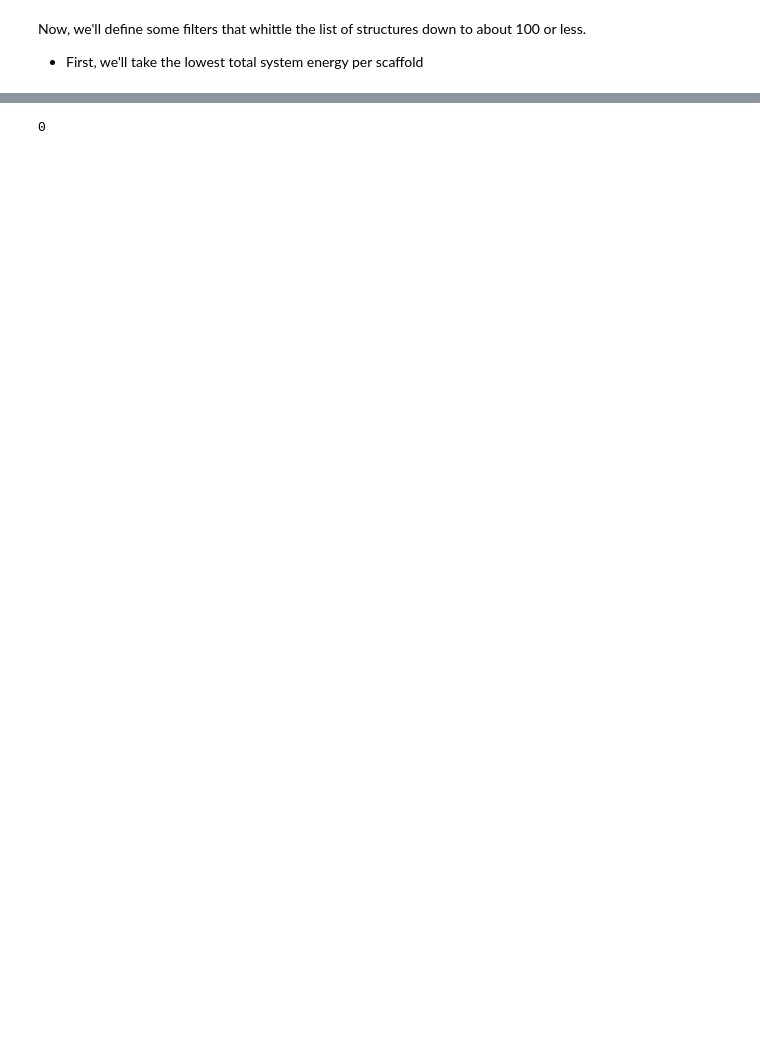
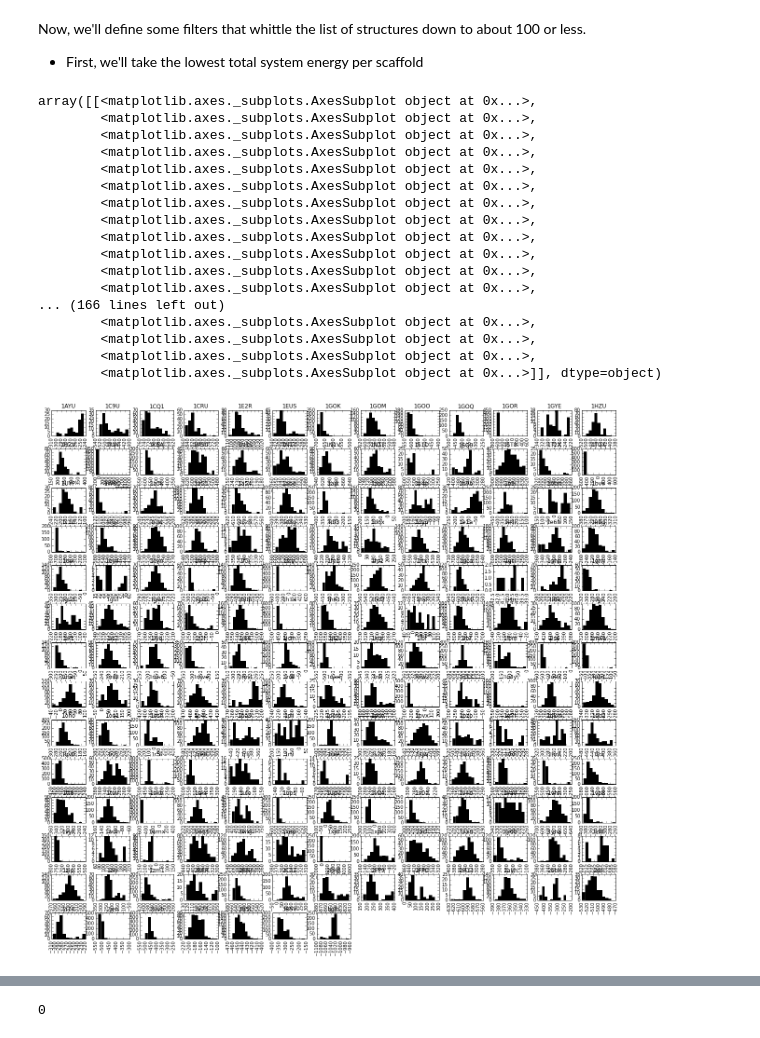
Before and after one commit to dacarlin/dnh-aro, a Jupyter notebook: Untitled.ipynb, the cells around one changed output, grey strips where cells are left out. Cells and saved outputs as stored; diff of their text form; code cells hidden in the pictures; blank space fills up the shorter version.

```diff
--- a/Untitled.ipynb
+++ b/Untitled.ipynb
@@ -197,7 +228,26 @@ Now, we'll define some filters that whittle the list of structures down to about
 + First, we'll take the lowest total system energy per scaffold
 # %%
 df.total_score.hist(by=df.scaffold, figsize=(21,21), color='k', linewidth=0 )
-plt.tight_layout()
+#plt.tight_layout()
+# %% [output]
+array([[<matplotlib.axes._subplots.AxesSubplot object at 0x...>,
+        <matplotlib.axes._subplots.AxesSubplot object at 0x...>,
+        <matplotlib.axes._subplots.AxesSubplot object at 0x...>,
+        <matplotlib.axes._subplots.AxesSubplot object at 0x...>,
+        <matplotlib.axes._subplots.AxesSubplot object at 0x...>,
+        <matplotlib.axes._subplots.AxesSubplot object at 0x...>,
+        <matplotlib.axes._subplots.AxesSubplot object at 0x...>,
+        <matplotlib.axes._subplots.AxesSubplot object at 0x...>,
+        <matplotlib.axes._subplots.AxesSubplot object at 0x...>,
+        <matplotlib.axes._subplots.AxesSubplot object at 0x...>,
+        <matplotlib.axes._subplots.AxesSubplot object at 0x...>,
+        <matplotlib.axes._subplots.AxesSubplot object at 0x...>,
+... (166 lines left out)
+        <matplotlib.axes._subplots.AxesSubplot object at 0x...>,
+        <matplotlib.axes._subplots.AxesSubplot object at 0x...>,
+        <matplotlib.axes._subplots.AxesSubplot object at 0x...>,
+        <matplotlib.axes._subplots.AxesSubplot object at 0x...>]], dtype=object)
+[figure, added]
 # %%
 # get low 10%
 def lowest( split_df ):
```
Also changed, not shown: parts of 21 cells of this notebook.
